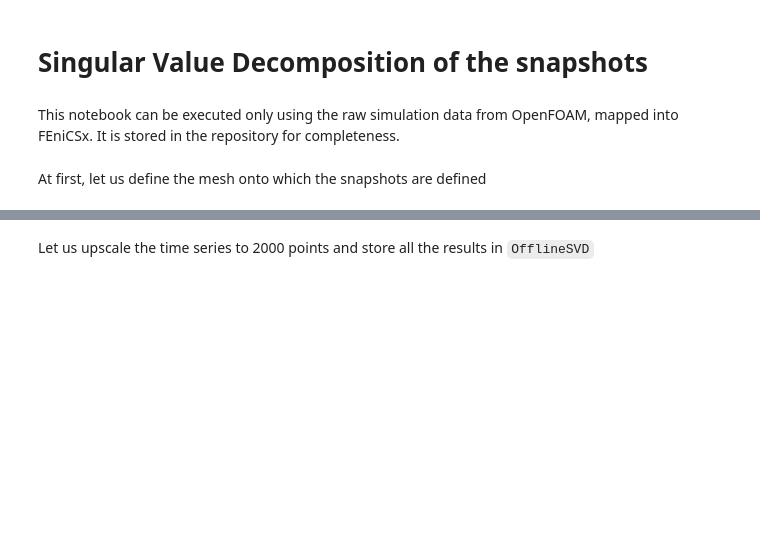
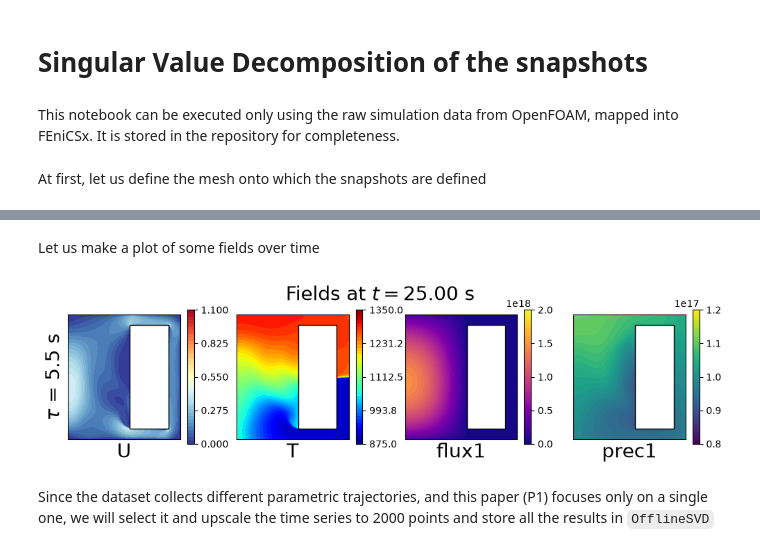
Before and after one commit to ERMETE-Lab/NuSHRED, a Jupyter notebook: Code/P1/01a_svd.ipynb, the cells around one changed output, grey strips where cells are left out. Saved outputs shown, nothing was run; the diff lists cells and outputs as text; code cells hidden in the pictures; blank space fills up the shorter version.

```diff
--- a/Code/P1/01a_svd.ipynb
+++ b/Code/P1/01a_svd.ipynb
@@ -185,2 +108,56 @@ for ax in axs:
+# %% [markdown]
+Let us make a plot of some fields over time
+# %%
+import warnings
+from IPython.display import clear_output
+
+warnings.filterwarnings('ignore')
+
+params_to_plot = [10]
+
+levels = [
+    np.linspace(0, 1.1, 40),
+    np.linspace(875, 1350, 40),
+    np.linspace(0, 2e18,40),
+    np.linspace(0.8e17, 1.2e17,40),
+]
+
+nrows = len(params_to_plot)
+ncols = len(vars_to_plot)
+
+for tt in range(49, len(fom_times), 150):
+
+    fig, axs = plt.subplots(nrows, ncols, figsize=(ncols*3, nrows*2.5))
+    axs = np.atleast_2d(axs)
+
+    for jj, field_i in enumerate(vars_to_plot):
+        for i, param_i in enumerate(params_to_plot):
+            vec_mode_to_plot = 'Mag' if field_i == 0 else None
+            field = var_names[field_i]
+
+            # Reconstruct the field - before compression they have been scaled with respect to the critical condition
+            fom = rescaling_snaps[field_i].inverse_transform(
+                np.linalg.multi_dot([svd_basis[field], np.diag(svd_sing_vals[field]), svd_coeff[field][param_i,tt].T]).reshape(-1,1)
+            )
+
+            cont = plot_contour(axs[i, jj], domain_plot, fom.flatten(), vec_mode_to_plot, cmaps[jj], levels=levels[jj],
+                                streamline_plot=False)
+
+            if i+1 == nrows:
+                axs[i, jj].set_xlabel(var_names[field_i], fontsize=20)
+
+            cbar = fig.colorbar(cont, ax=axs[i, jj], orientation='vertical')
+            cbar.ax.set_yticks(np.linspace(cont.get_clim()[0], cont.get_clim()[1], 5))
+
+    for i, param_i in enumerate(params_to_plot):
+        axs[i, 0].set_ylabel(r'$\tau$ = '+str(np.round(params[param_i,0], 2))+' s', fontsize=20)
+
+    fig.suptitle(r'Fields at $t = {:.2f}$ s'.format(fom_times[tt]), fontsize=20, y=1.02)
+
+    plt.show()
+    clear_output(wait=True)
+    plt.close(fig)
+# %% [output]
+[figure, added]
 # %% [markdown]
-Let us upscale the time series to 2000 points and store all the results in `OfflineSVD`
+Since the dataset collects different parametric trajectories, and this paper (P1) focuses only on a single one, we will select it and  upscale the time series to 2000 points and store all the results in `OfflineSVD`
```
Also changed, not shown: parts of 18 cells of this notebook, 12 other files.
